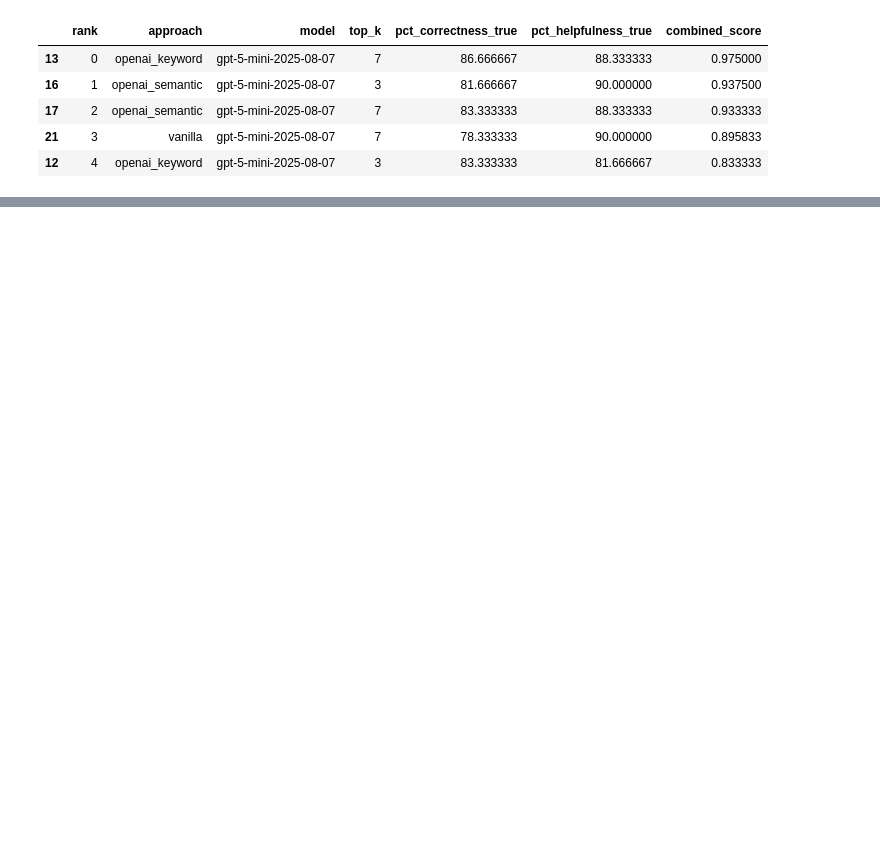
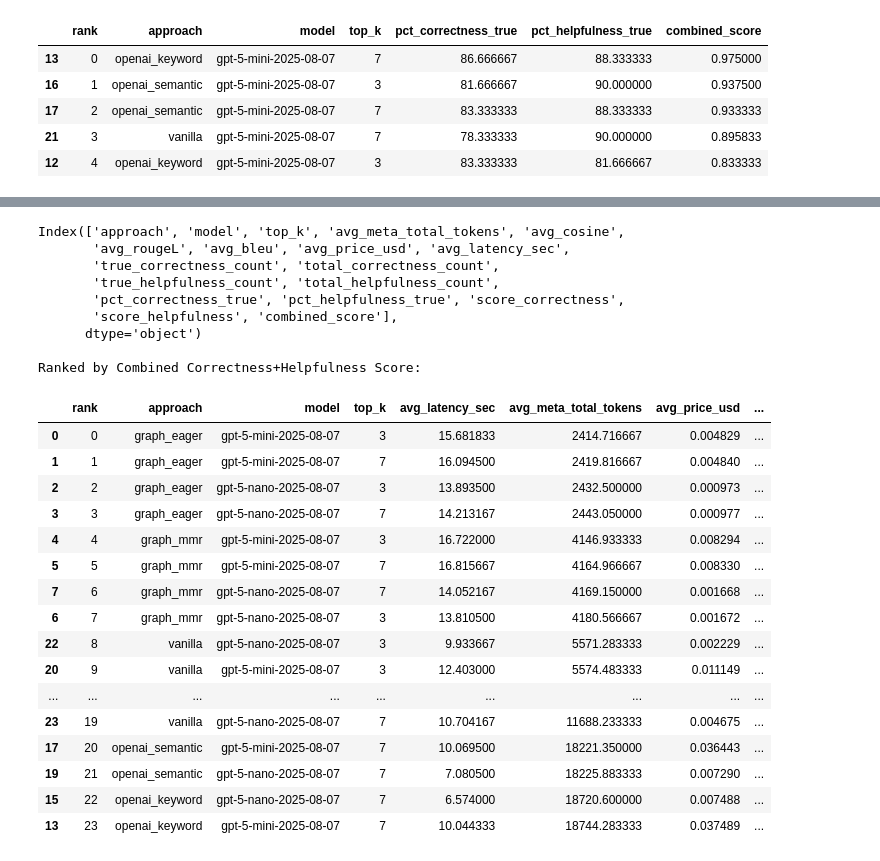
Before and after one commit to fryan2503/safety_rag_evaluation, a Jupyter notebook: code/notebooks/analysis.ipynb, the cells around one changed output, grey strips where cells are left out. Saved outputs shown, nothing was run; the diff lists cells and outputs as text; code cells hidden in the pictures; blank space fills up the shorter version.

```diff
--- a/code/notebooks/analysis.ipynb
+++ b/code/notebooks/analysis.ipynb
@@ -296,0 +395,52 @@ display(ranked[[
+# %%
+# =======================================
+# Combined Token View
+# =======================================
+
+# Create a composite ranking score (normalized 0–1)
+from sklearn.preprocessing import MinMaxScaler # type: ignore
+
+scaler = MinMaxScaler()
+agg_df[["score_correctness", "score_helpfulness"]] = scaler.fit_transform(
+    agg_df[["pct_correctness_true", "pct_helpfulness_true"]]
+)
+agg_df["combined_score"] = (agg_df["score_correctness"] + agg_df["score_helpfulness"]) / 2
+
+ranked = agg_df.sort_values("avg_meta_total_tokens", ascending=True)
+ranked["rank"] = 0
+print(agg_df.columns)
+
+for idx, (i,row) in enumerate(ranked.iterrows()):
+    ranked.loc[i, "rank"] = idx
+print("\nRanked by Combined Correctness+Helpfulness Score:")
+display(ranked[[
+    "rank", "approach", "model", "top_k", "avg_latency_sec", "avg_meta_total_tokens", "avg_price_usd",
+    "pct_correctness_true", "pct_helpfulness_true", "combined_score"
+]])
+# %% [output]
+Index(['approach', 'model', 'top_k', 'avg_meta_total_tokens', 'avg_cosine',
+       'avg_rougeL', 'avg_bleu', 'avg_price_usd', 'avg_latency_sec',
+       'true_correctness_count', 'total_correctness_count',
+       'true_helpfulness_count', 'total_helpfulness_count',
+       'pct_correctness_true', 'pct_helpfulness_true', 'score_correctness',
+       'score_helpfulness', 'combined_score'],
+      dtype='object')
+
+Ranked by Combined Correctness+Helpfulness Score:
+|  | rank | approach | model | top_k | avg_latency_sec | avg_meta_total_tokens | avg_price_usd | ... |
+| 0 | 0 | graph_eager | gpt-5-mini-2025-08-07 | 3 | 15.681833 | 2414.716667 | 0.004829 | ... |
+| 1 | 1 | graph_eager | gpt-5-mini-2025-08-07 | 7 | 16.094500 | 2419.816667 | 0.004840 | ... |
+| 2 | 2 | graph_eager | gpt-5-nano-2025-08-07 | 3 | 13.893500 | 2432.500000 | 0.000973 | ... |
+| 3 | 3 | graph_eager | gpt-5-nano-2025-08-07 | 7 | 14.213167 | 2443.050000 | 0.000977 | ... |
+| 4 | 4 | graph_mmr | gpt-5-mini-2025-08-07 | 3 | 16.722000 | 4146.933333 | 0.008294 | ... |
+| 5 | 5 | graph_mmr | gpt-5-mini-2025-08-07 | 7 | 16.815667 | 4164.966667 | 0.008330 | ... |
+| 7 | 6 | graph_mmr | gpt-5-nano-2025-08-07 | 7 | 14.052167 | 4169.150000 | 0.001668 | ... |
+| 6 | 7 | graph_mmr | gpt-5-nano-2025-08-07 | 3 | 13.810500 | 4180.566667 | 0.001672 | ... |
+| 22 | 8 | vanilla | gpt-5-nano-2025-08-07 | 3 | 9.933667 | 5571.283333 | 0.002229 | ... |
+| 20 | 9 | vanilla | gpt-5-mini-2025-08-07 | 3 | 12.403000 | 5574.483333 | 0.011149 | ... |
+| ... | ... | ... | ... | ... | ... | ... | ... | ... |
+| 23 | 19 | vanilla | gpt-5-nano-2025-08-07 | 7 | 10.704167 | 11688.233333 | 0.004675 | ... |
+| 17 | 20 | openai_semantic | gpt-5-mini-2025-08-07 | 7 | 10.069500 | 18221.350000 | 0.036443 | ... |
+| 19 | 21 | openai_semantic | gpt-5-nano-2025-08-07 | 7 | 7.080500 | 18225.883333 | 0.007290 | ... |
+| 15 | 22 | openai_keyword | gpt-5-nano-2025-08-07 | 7 | 6.574000 | 18720.600000 | 0.007488 | ... |
+| 13 | 23 | openai_keyword | gpt-5-mini-2025-08-07 | 7 | 10.044333 | 18744.283333 | 0.037489 | ... |
```
Also changed, not shown: parts of 6 cells of this notebook.
